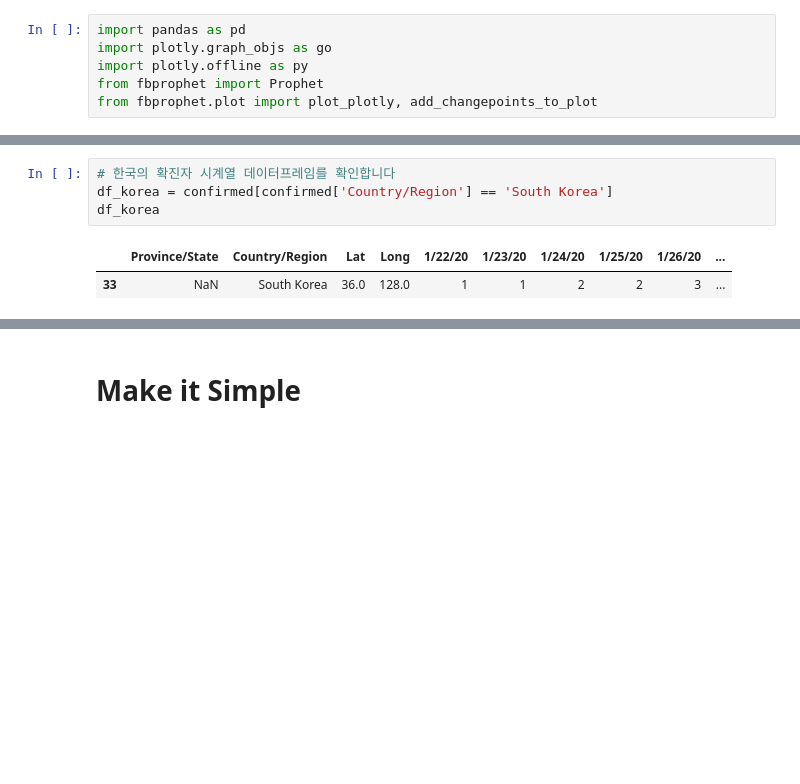
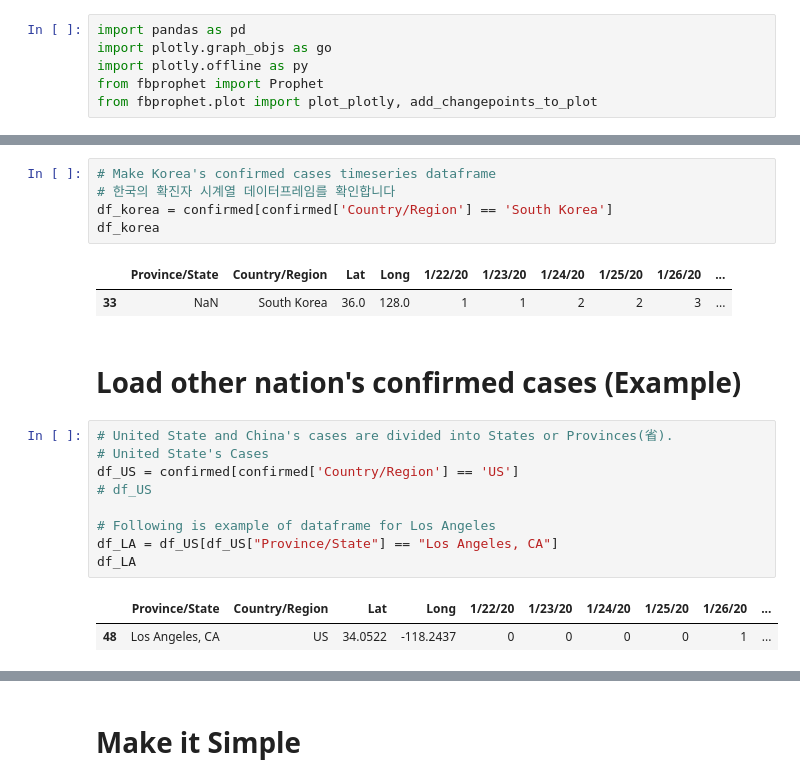
Before and after one commit to kairess/corona-virus-prediction, a Jupyter notebook: corona19_confirmed_prediction.ipynb, the cells around one changed output, grey strips where cells are left out. Drawn from its saved outputs; the diff is of its cells as text; blank space fills up the shorter version.

```diff
--- a/corona19_confirmed_prediction.ipynb
+++ b/corona19_confirmed_prediction.ipynb
@@ -31,7 +35,22 @@ Index(['3/01/20'], dtype='object')
 # %%
+# Make Korea's confirmed cases timeseries dataframe
 # 한국의 확진자 시계열 데이터프레임를 확인합니다
 df_korea = confirmed[confirmed['Country/Region'] == 'South Korea']
 df_korea
 # %% [output]
 |  | Province/State | Country/Region | Lat | Long | 1/22/20 | 1/23/20 | 1/24/20 | 1/25/20 | 1/26/20 | ... |
 | 33 | NaN | South Korea | 36.0 | 128.0 | 1 | 1 | 2 | 2 | 3 | ... |
+# %% [markdown]
+# Load other nation's confirmed cases (Example)
+# %%
+# United State and China's cases are divided into States or Provinces(省).
+# United State's Cases
+df_US = confirmed[confirmed['Country/Region'] == 'US']
+# df_US
+
+# Following is example of dataframe for Los Angeles
+df_LA = df_US[df_US["Province/State"] == "Los Angeles, CA"]
+df_LA
+# %% [output]
+|  | Province/State | Country/Region | Lat | Long | 1/22/20 | 1/23/20 | 1/24/20 | 1/25/20 | 1/26/20 | ... |
+| 48 | Los Angeles, CA | US | 34.0522 | -118.2437 | 0 | 0 | 0 | 0 | 1 | ... |
```
Also changed, not shown: parts of 16 cells of this notebook.
